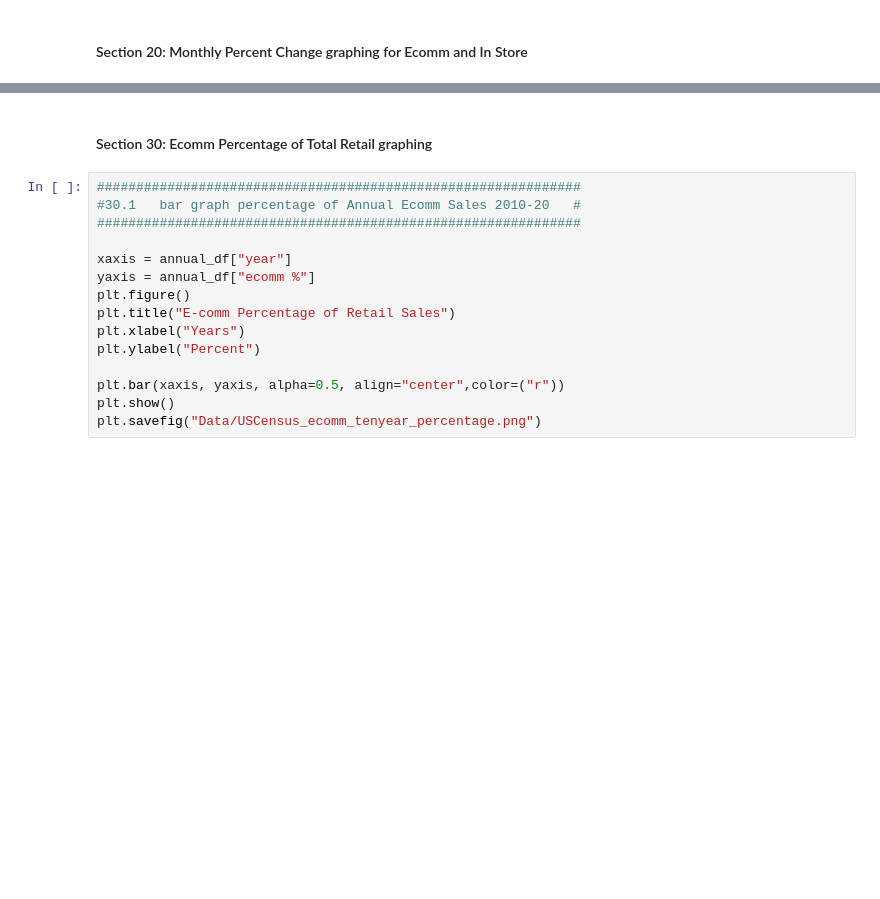
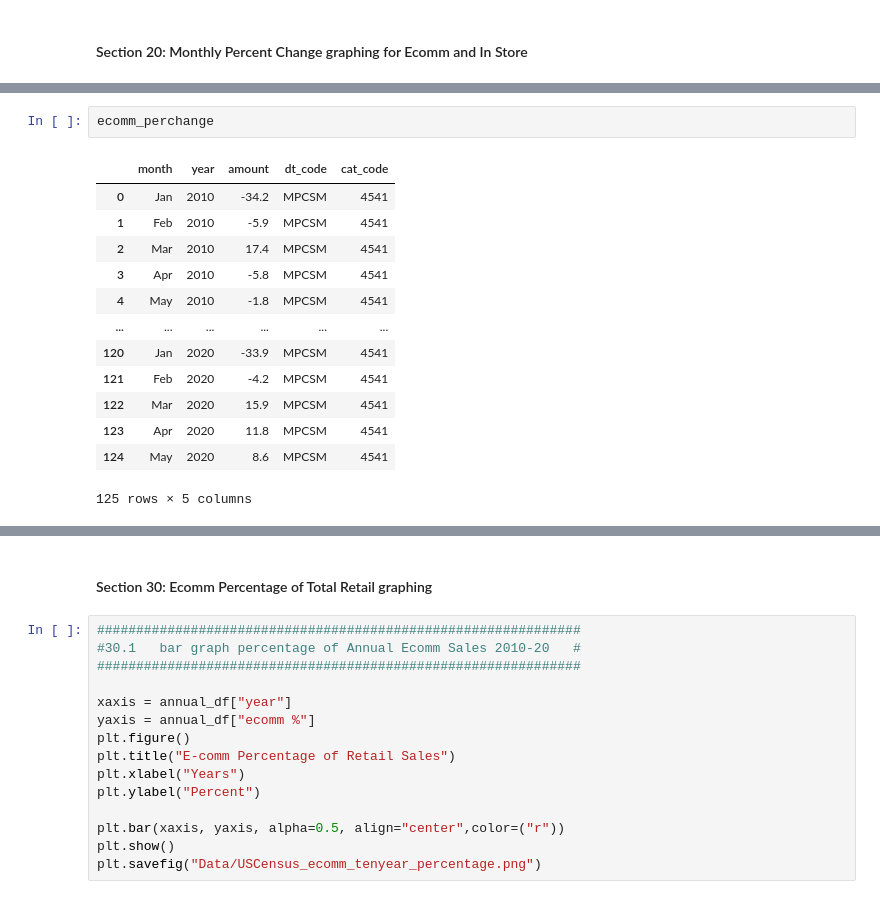
Before and after one commit to jeffhoffmanmba/Project1_eCommerce_Trends, a Jupyter notebook: ecomm_graphing.ipynb, the cells around one changed output, grey strips where cells are left out. Cells and saved outputs as stored; diff of their text form; blank space fills up the shorter version.

```diff
--- a/ecomm_graphing.ipynb
+++ b/ecomm_graphing.ipynb
@@ -375,6 +355,22 @@ plt.savefig("Data/USCensus_ecomm_tenyear_monthly_growth.png")
 # %% [output]
 [interactive output not drawn]
 [interactive output not drawn]
+# %%
+ecomm_perchange
+# %% [output]
+|  | month | year | amount | dt_code | cat_code |
+| 0 | Jan | 2010 | -34.2 | MPCSM | 4541 |
+| 1 | Feb | 2010 | -5.9 | MPCSM | 4541 |
+| 2 | Mar | 2010 | 17.4 | MPCSM | 4541 |
+| 3 | Apr | 2010 | -5.8 | MPCSM | 4541 |
+| 4 | May | 2010 | -1.8 | MPCSM | 4541 |
+| ... | ... | ... | ... | ... | ... |
+| 120 | Jan | 2020 | -33.9 | MPCSM | 4541 |
+| 121 | Feb | 2020 | -4.2 | MPCSM | 4541 |
+| 122 | Mar | 2020 | 15.9 | MPCSM | 4541 |
+| 123 | Apr | 2020 | 11.8 | MPCSM | 4541 |
+| 124 | May | 2020 | 8.6 | MPCSM | 4541 |
+125 rows × 5 columns
 # %%
 ##############################################################
 #20.2  line Graph  perchange Ten Year Monthly InStore        #
```
Also changed, not shown: parts of 16 cells of this notebook, 15 other files.
